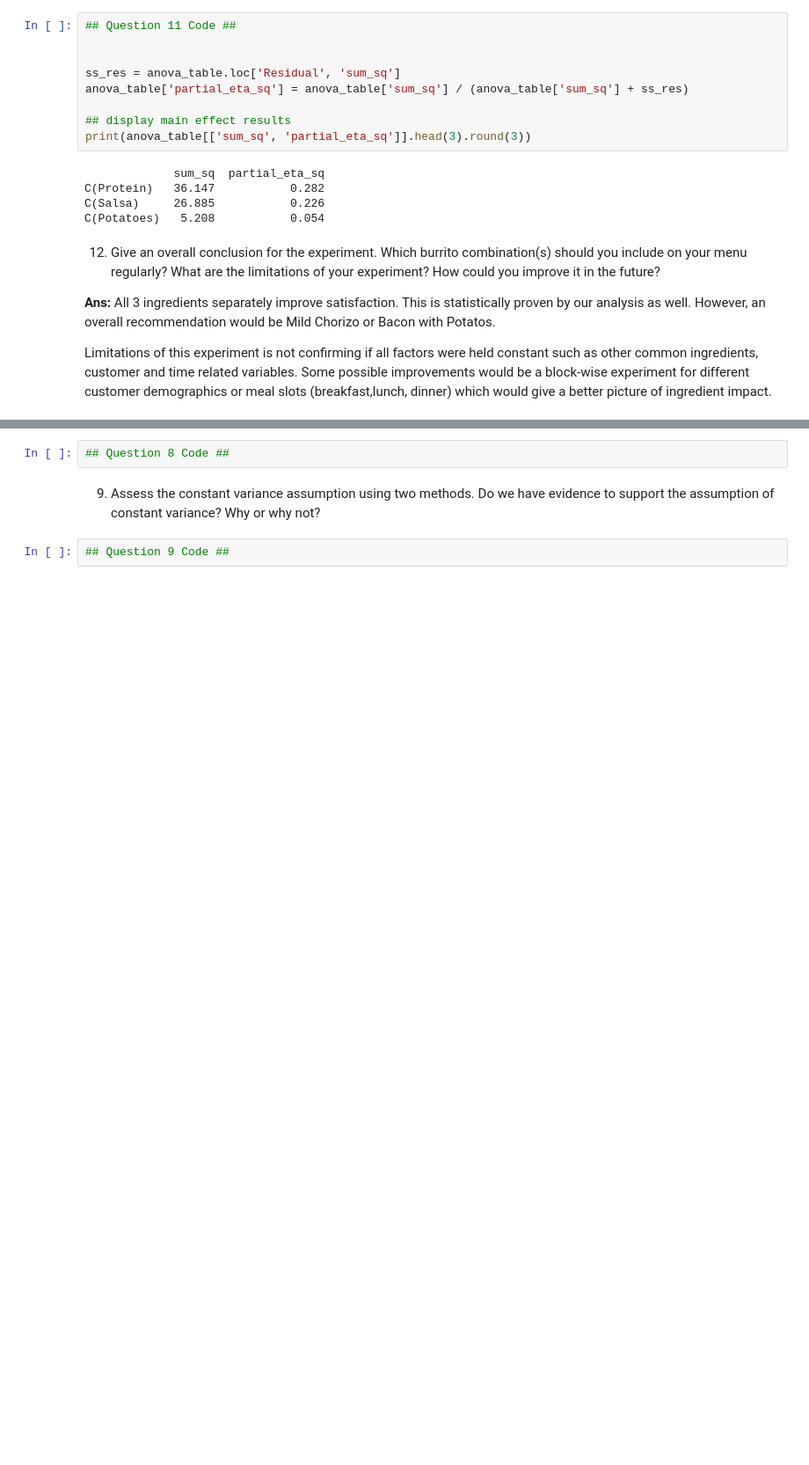
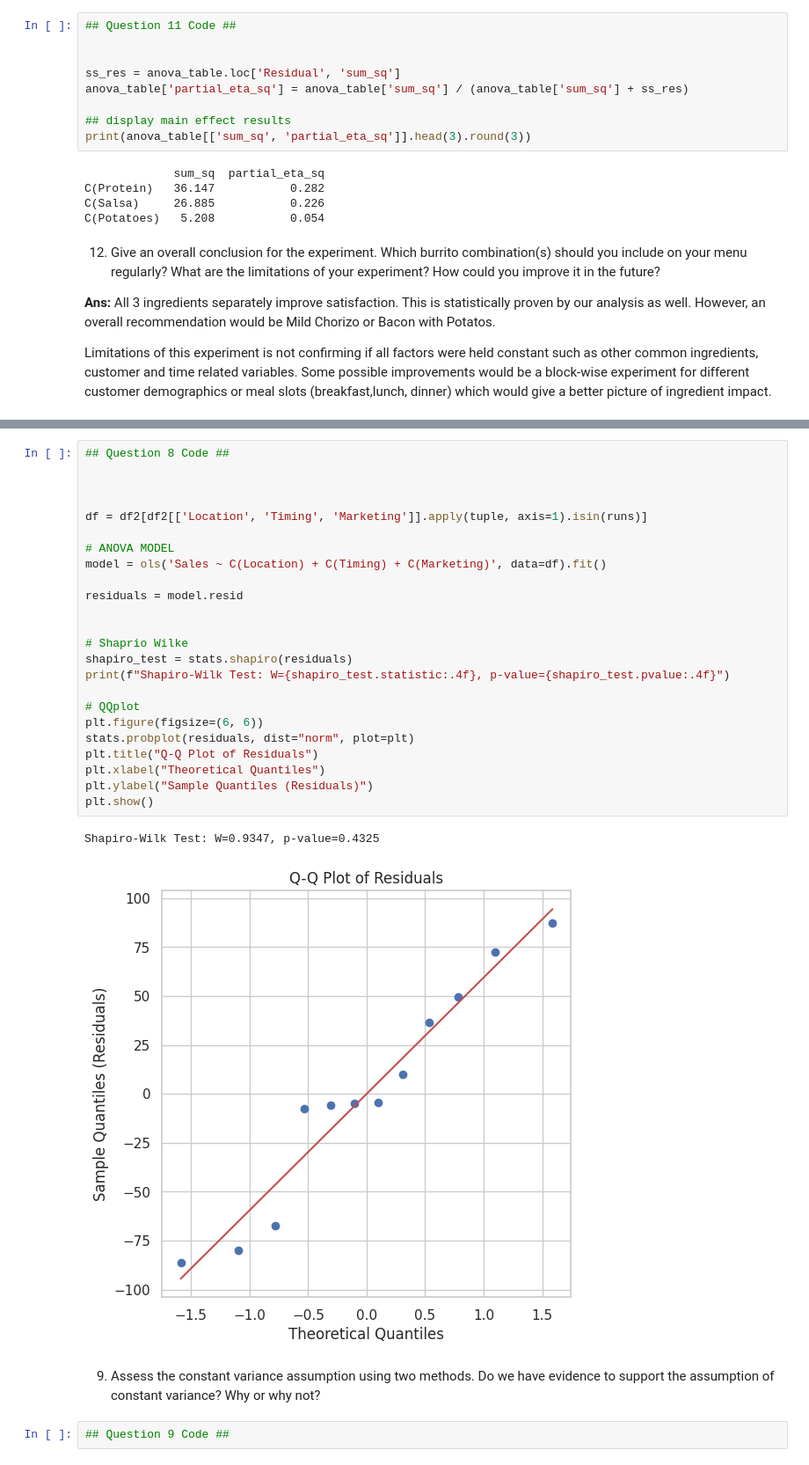
Before and after one commit to Cipher212/STAT-7220-Applied-Experimental-Design, a Jupyter notebook: Assignments/Final-Exam/Final-Exam.ipynb, the cells around one changed output, grey strips where cells are left out. Shown at 88% size. Cells and saved outputs as stored; diff of their text form; blank space fills up the shorter version.

```diff
--- a/Assignments/Final-Exam/Final-Exam.ipynb
+++ b/Assignments/Final-Exam/Final-Exam.ipynb
@@ -367,5 +444,30 @@ Alternate: Factor has a significant effect on average sales
 # %%
 ## Question 8 Code ##
+
+
+
+df = df2[df2[['Location', 'Timing', 'Marketing']].apply(tuple, axis=1).isin(runs)]
+
+# ANOVA MODEL
+model = ols('Sales ~ C(Location) + C(Timing) + C(Marketing)', data=df).fit()
+
+residuals = model.resid
+
+
+# Shaprio Wilke
+shapiro_test = stats.shapiro(residuals)
+print(f"Shapiro-Wilk Test: W={shapiro_test.statistic:.4f}, p-value={shapiro_test.pvalue:.4f}")
+
+# QQplot
+plt.figure(figsize=(6, 6))
+stats.probplot(residuals, dist="norm", plot=plt)
+plt.title("Q-Q Plot of Residuals")
+plt.xlabel("Theoretical Quantiles")
+plt.ylabel("Sample Quantiles (Residuals)")
+plt.show()
+# %% [output]
+Shapiro-Wilk Test: W=0.9347, p-value=0.4325
+[figure, added]
 # %% [markdown]
 9. Assess the constant variance assumption using two methods. Do we have evidence to support the assumption of constant variance? Why or why not?
 # %%
```
Also changed, not shown: parts of 3 cells of this notebook.
